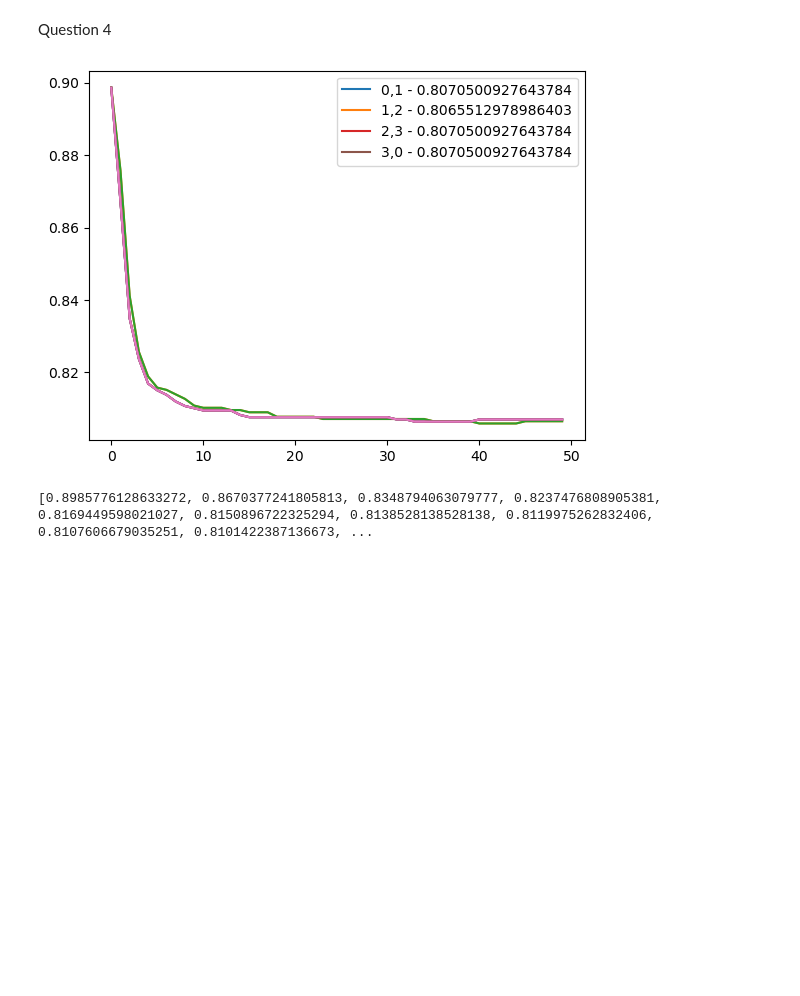
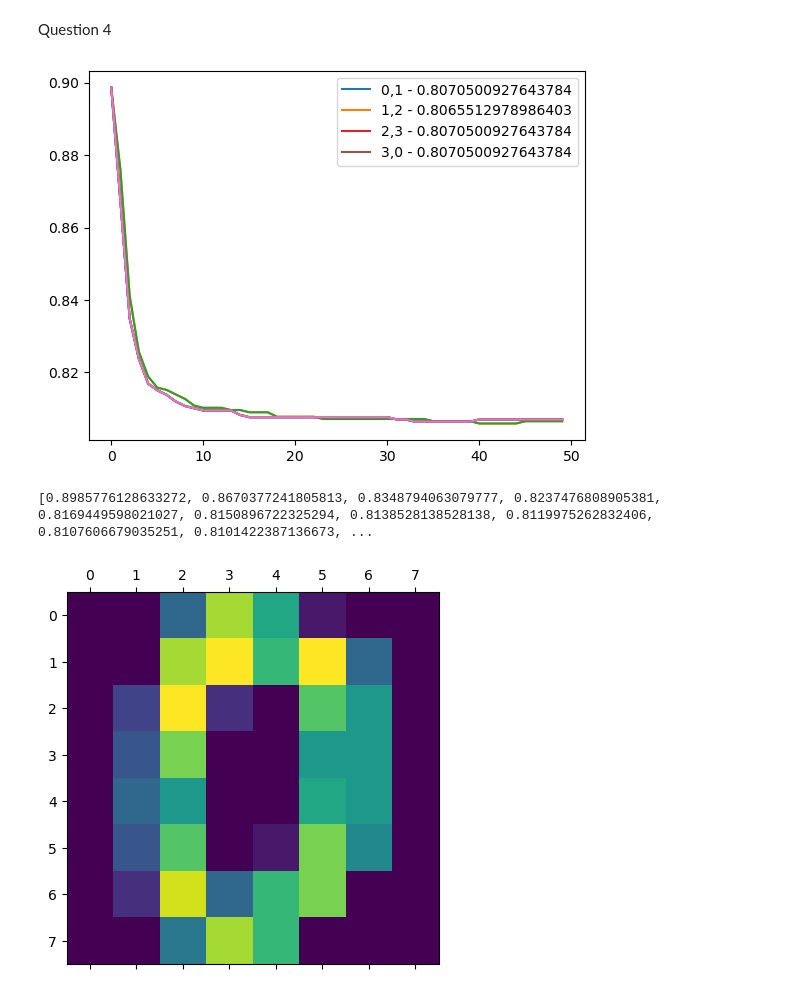
Before and after one commit to hayden000/Data-Analysis, a Jupyter notebook: data.ipynb, the cells around one changed output. Saved outputs shown, nothing was run; the diff lists cells and outputs as text; code cells hidden in the pictures; blank space fills up the shorter version.

```diff
--- a/data.ipynb
+++ b/data.ipynb
@@ -290,15 +192,6 @@ plt.show()
 # %% [markdown]
 Question 4
 # %%
-
-# data = pd.read_csv('DigitsDataSetForCW1.csv', sep=",")
-# Z = data[['c1', 'c2', 'c3', 'c4', 'c5', 'c6', 'c7', 'c8', 'c9', 'c10',
-#           'c11', 'c12', 'c13', 'c14', 'c15', 'c16', 'c17', 'c18', 'c19', 'c20',
-#           'c21', 'c22', 'c23', 'c24', 'c25', 'c26', 'c27', 'c28', 'c29', 'c30',
-#           'c31', 'c32', 'c33', 'c34', 'c35', 'c36', 'c37', 'c38', 'c39', 'c40',
-#           'c41', 'c42', 'c43', 'c44', 'c45', 'c46', 'c47', 'c48', 'c49', 'c50',
-#           'c51', 'c52', 'c53', 'c54', 'c55', 'c56', 'c57', 'c58', 'c59', 'c60',
-#           'c61', 'c62', 'c63', 'c64', 'c65']].to_numpy()
 dataset = pd.read_csv("DigitsDataSetForCW1.csv", sep=',').to_numpy()
 
 [X, Y] = dataset[:, :-1], dataset[:, -1]
@@ -334,7 +227,9 @@ d23_testing_normalised = ((d23_testing[0] - np.average(d23_training[0])) / np.st
 d30_training_normalised = ((d30_training[0] - np.average(d30_training[0])) / np.std(d30_training[0]), d30_training[1])
 d30_testing_normalised = ((d30_testing[0] - np.average(d30_training[0])) / np.std(d30_training[0]), d30_testing[1])
 
-lambda1 = np.transpose(np.full(64, 0.01))
+
+
+
 d = 50
 N = 0.0001
 eta = 0.0001
@@ -342,38 +237,29 @@ epochs = np.arange(0, N)
 itterations = 10
 
 lambda0 = np.random.normal(0, N, 64)
-
 d01_X_training_normalised = d01_training_normalised[0]
 d01_Y_training = d01_training_normalised[1]
+
 d12_X_training_normalised = d12_training_normalised[0]
 d12_Y_training = d12_training_normalised[1]
+
 d23_X_training_normalised = d23_training_normalised[0]
 d23_Y_training = d23_training_normalised[1]
+
 d30_X_training_normalised = d30_training_normalised[0]
 d30_Y_training = d30_training_normalised[1]
 
-# lambda_d01 = train(lambda0, eta, d, (d01_X_training_normalised, d01_Y_training_normalised))
-# lambda_d12 = train(lambda0, eta, d, (d12_X_training_normalised, d12_Y_training_normalised))
-# lambda_d23 = train(lambda0, eta, d, (d23_X_training_normalised, d23_Y_training_normalised))
-# lambda_d30 = train(lambda0, eta, d, (d30_X_training_normalised, d30_Y_training_normalised))
-
-d01_X_training_normalised = d01_training_normalised[0]
-d01_Y_training = d01_training_normalised[1]
 d01_X_testing_normalised = d01_testing_normalised[0]
 d01_Y_testing = d01_testing_normalised[1]
-d12_X_training_normalised = d12_training_normalised[0]
-d12_Y_training = d12_training_normalised[1]
+
 d12_X_testing_normalised = d12_testing_normalised[0]
 d12_Y_testing = d12_testing_normalised[1]
-d23_X_training_normalised = d23_training_normalised[0]
-d23_Y_training = d23_training_normalised[1]
+
 d23_X_testing_normalised = d23_testing_normalised[0]
 d23_Y_testing = d23_testing_normalised[1]
-d30_X_training_normalised = d30_training_normalised[0]
-d30_Y_training = d30_training_normalised[1]
+
 d30_X_testing_normalised = d30_testing_normalised[0]
 d30_Y_testing = d30_testing_normalised[1]
-
 
 d01_X_training_normalised = np.hstack((np.ones((d01_X_training_normalised.shape[0], 1)), d01_X_training_normalised))
 d01_X_testing_normalised = np.hstack((np.ones((d01_X_testing_normalised.shape[0], 1)), d01_X_testing_normalised))
@@ -383,7 +269,6 @@ d23_X_training_normalised = np.hstack((np.ones((d23_X_training_normalised.shape[
 d23_X_testing_normalised = np.hstack((np.ones((d23_X_testing_normalised.shape[0], 1)), d23_X_testing_normalised))
 d30_X_training_normalised = np.hstack((np.ones((d30_X_training_normalised.shape[0], 1)), d30_X_training_normalised))
 d30_X_testing_normalised = np.hstack((np.ones((d30_X_testing_normalised.shape[0], 1)), d30_X_testing_normalised))
-
 
 # lambda0 = 0.0001 * np.random.randn(64)
 d = 5
@@ -398,7 +283,7 @@ for i in range(0, N):
     objs.append(obj)
     ERs.append(ER(par, (d01_X_testing_normalised, d01_Y_testing)))
     lambda0 = par
-plt.plot(range(N), ERs, label="0,1 - "+str(ERs[-1]))
+plt.plot(range(N), ERs, label="0,1 - " + str(ERs[-1]))
 ERs = []
 objs = []
 # lambda0 = 0.0001 * np.random.randn(65)
@@ -408,67 +293,40 @@ for i in range(0, N):
     objs.append(obj)
     ERs.append(ER(par, (d12_X_testing_normalised, d12_Y_testing)))
     lambda0 = par
-plt.plot(range(N), ERs, label="1,2 - "+str(ERs[-1]))
+plt.plot(range(N), ERs, label="1,2 - " + str(ERs[-1]))
 plt.plot(range(N), ERs)
 ERs = []
 objs = []
 # lambda0 = 0.0001 * np.random.randn(65)
 lambda0 = np.random.normal(0, eta, d23_X_training_normalised.shape[1])
 for i in range(0, N):
     par, obj = train(lambda0, eta, N, (d23_X_training_normalised, d23_Y_training))
     objs.append(obj)
     ERs.append(ER(par, (d23_X_testing_normalised, d23_Y_testing)))
     lambda0 = par
-plt.plot(range(N), ERs, label="2,3 - "+str(ERs[-1]))
+plt.plot(range(N), ERs, label="2,3 - " + str(ERs[-1]))
 plt.plot(range(N), ERs)
 ERs = []
 objs = []
 # lambda0 = 0.0001 * np.random.randn(65)
 lambda0 = np.random.normal(0, eta, d30_X_training_normalised.shape[1])
 for i in range(0, N):
     par, obj = train(lambda0, eta, N, (d30_X_training_normalised, d30_Y_training))
     objs.append(obj)
     ERs.append(ER(par, (d30_X_testing_normalised, d30_Y_testing)))
     lambda0 = par
-plt.plot(range(N), ERs, label="3,0 - "+str(ERs[-1]))
+plt.plot(range(N), ERs, label="3,0 - " + str(ERs[-1]))
 plt.plot(range(N), ERs)
 ax = plt.gca()
 plt.legend()
 plt.show()
 print(ERs)
 
-#
-#
-# ERs = []
-# tryInit = [np.random.randn(64) for m in range(50)]
-# for i in tryInit:
-#     temp = []
-#     temp.append(ER(i, (d01_X_testing_normalised, d01_Y_testing_normalised)))
-# ERs.append(temp)
-# tryInit = [np.random.randn(64) for m in range(50)]
-# for i in tryInit:
-#     temp = []
-#     temp.append(ER(i, (d12_X_testing_normalised, d12_Y_testing_normalised)))
-# ERs.append(temp)
-# tryInit = [np.random.randn(64) for m in range(50)]
-# for i in tryInit:
-#     temp = []
-#     temp.append(ER(i, (d23_X_testing_normalised, d23_Y_testing_normalised)))
-# ERs.append(temp)
-# tryInit = [np.random.randn(64) for m in range(50)]
-# for i in tryInit:
-#     temp = []
-#     temp.append(ER(i, (d23_X_testing_normalised, d23_Y_testing_normalised)))
-# ERs.append(temp)
-# print(ERs)
-#
-# plt.plot(epochs,lambda_d01[1])
-# plt.plot(epochs,lambda_d12[1])
-# plt.plot(epochs,lambda_d23[1])
-# plt.plot(epochs,lambda_d30[1])
-# for k in range(0, 10):
-#     image_matrix = np.reshape(X[k], (8, 8))
-#     plt.matshow(image_matrix)
+
+for k in range(0, 10):
+    image_matrix = np.reshape(X[k], (8, 8))
+    plt.matshow(image_matrix)
 # %% [output]
 [figure]
 [0.8985776128633272, 0.8670377241805813, 0.8348794063079777, 0.8237476808905381, 0.8169449598021027, 0.8150896722325294, 0.8138528138528138, 0.8119975262832406, 0.8107606679035251, 0.8101422387136673, ...
+[figure, added]
```
Also changed, not shown: parts of 11 cells of this notebook.
